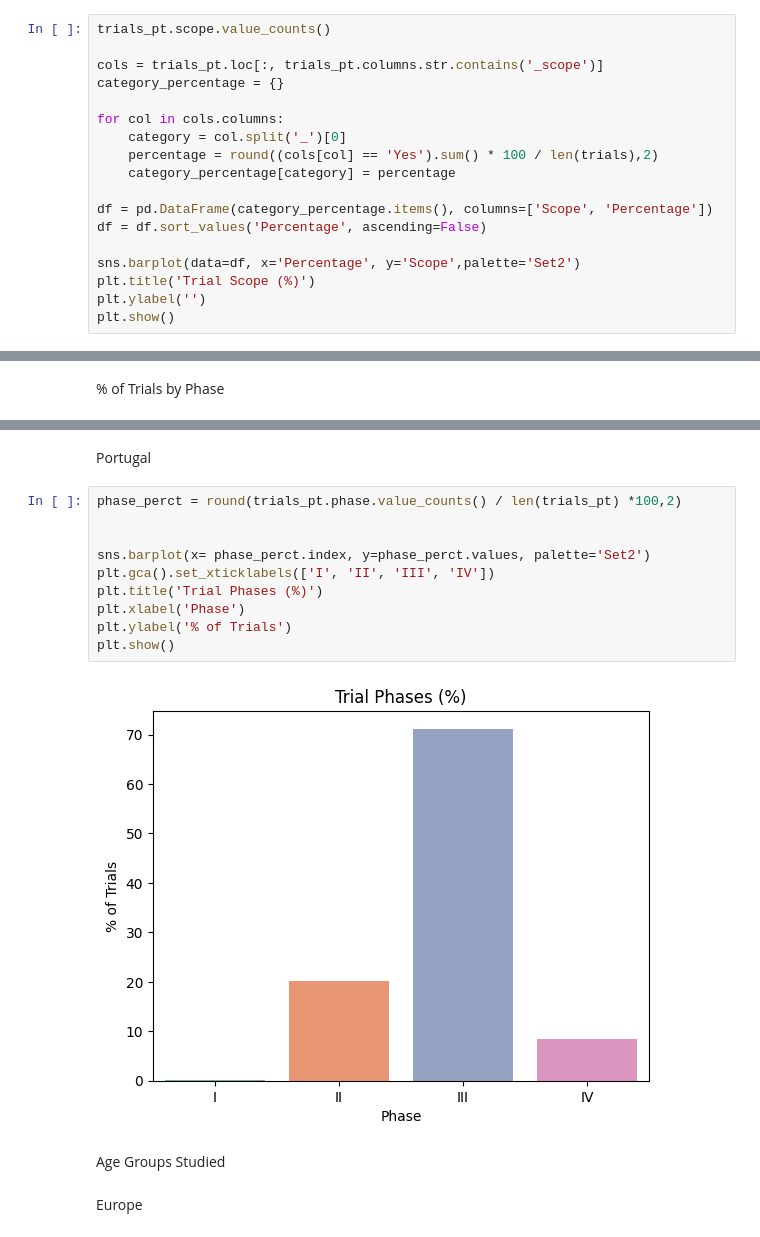
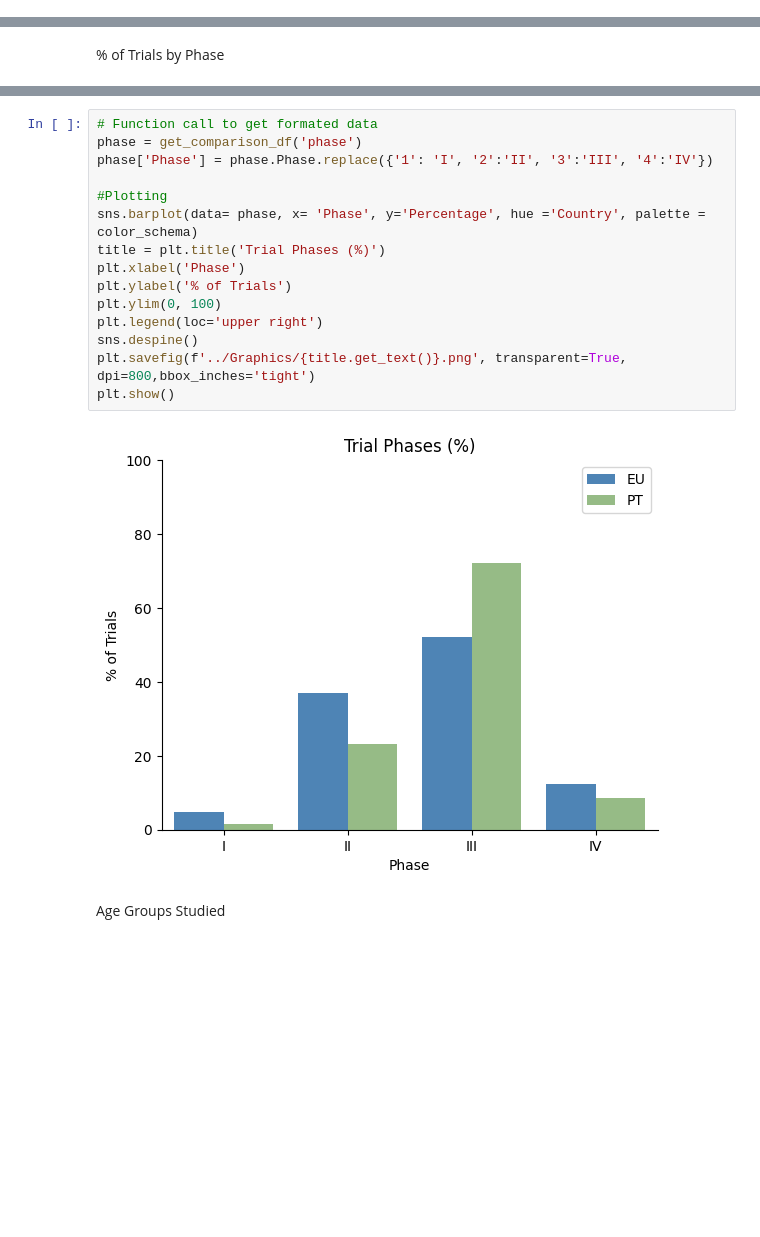
Before and after one commit to DiogoPF/Programming-Project, a Jupyter notebook: Data Cleaning NBs/Data_viz.ipynb, the cells around one changed output, grey strips where cells are left out. Saved outputs shown, nothing was run; the diff lists cells and outputs as text; blank space fills up the shorter version.

```diff
--- a/Data Cleaning NBs/Data_viz.ipynb
+++ b/Data Cleaning NBs/Data_viz.ipynb
@@ -280,18 +211,0 @@ Portugal
-# %%
-trials_pt.scope.value_counts()
-
-cols = trials_pt.loc[:, trials_pt.columns.str.contains('_scope')]
-category_percentage = {}
-
-for col in cols.columns:
-    category = col.split('_')[0]
-    percentage = round((cols[col] == 'Yes').sum() * 100 / len(trials),2)
-    category_percentage[category] = percentage
-
-df = pd.DataFrame(category_percentage.items(), columns=['Scope', 'Percentage'])
-df = df.sort_values('Percentage', ascending=False)
-
-sns.barplot(data=df, x='Percentage', y='Scope',palette='Set2')
-plt.title('Trial Scope (%)')
-plt.ylabel('')
-plt.show()
@@ -316,18 +264,19 @@ plt.show()
-# %% [markdown]
-Portugal
-# %%
-phase_perct = round(trials_pt.phase.value_counts() / len(trials_pt) *100,2)
-
-
-sns.barplot(x= phase_perct.index, y=phase_perct.values, palette='Set2')
-plt.gca().set_xticklabels(['I', 'II', 'III', 'IV'])
-plt.title('Trial Phases (%)')
-plt.xlabel('Phase')
-plt.ylabel('% of Trials')
-plt.show()
-# %% [output]
-[figure, removed]
+# %%
+# Function call to get formated data
+phase = get_comparison_df('phase')
+phase['Phase'] = phase.Phase.replace({'1': 'I', '2':'II', '3':'III', '4':'IV'})
+
+#Plotting
+sns.barplot(data= phase, x= 'Phase', y='Percentage', hue ='Country', palette = color_schema)
+title = plt.title('Trial Phases (%)')
+plt.xlabel('Phase')
+plt.ylabel('% of Trials')
+plt.ylim(0, 100)
+plt.legend(loc='upper right')
+sns.despine()
+plt.savefig(f'../Graphics/{title.get_text()}.png', transparent=True, dpi=800,bbox_inches='tight')
+plt.show()
+# %% [output]
+[figure, added]
 # %% [markdown]
 Age Groups Studied
-# %% [markdown]
-Europe
```
Also changed, not shown: parts of 43 cells of this notebook, 5 other files.
